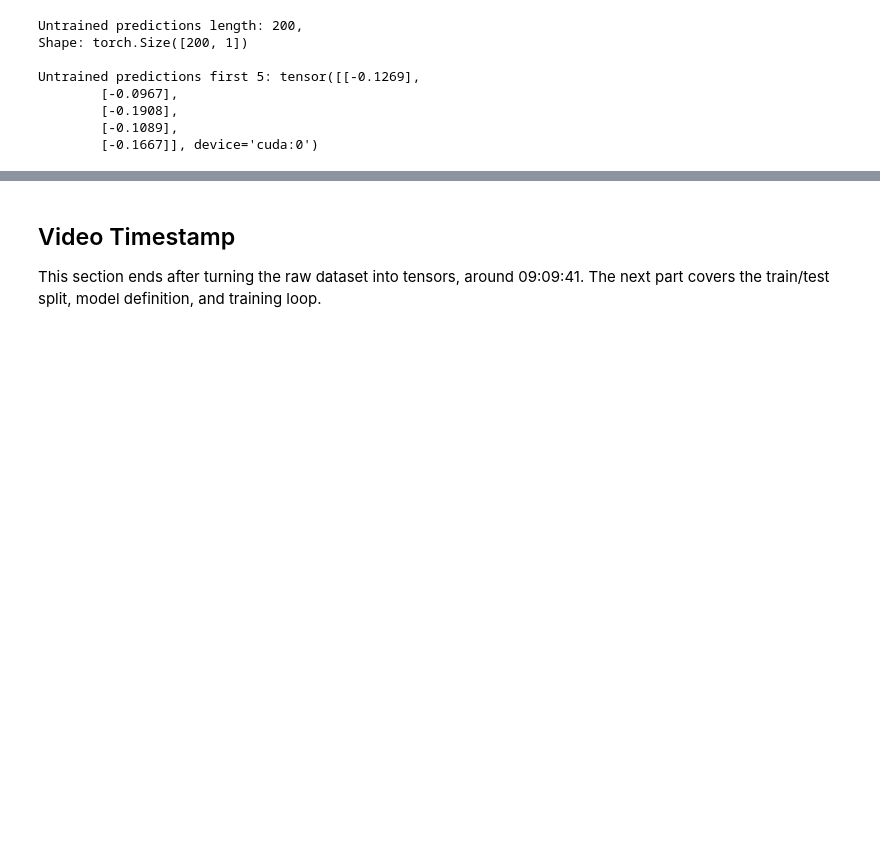
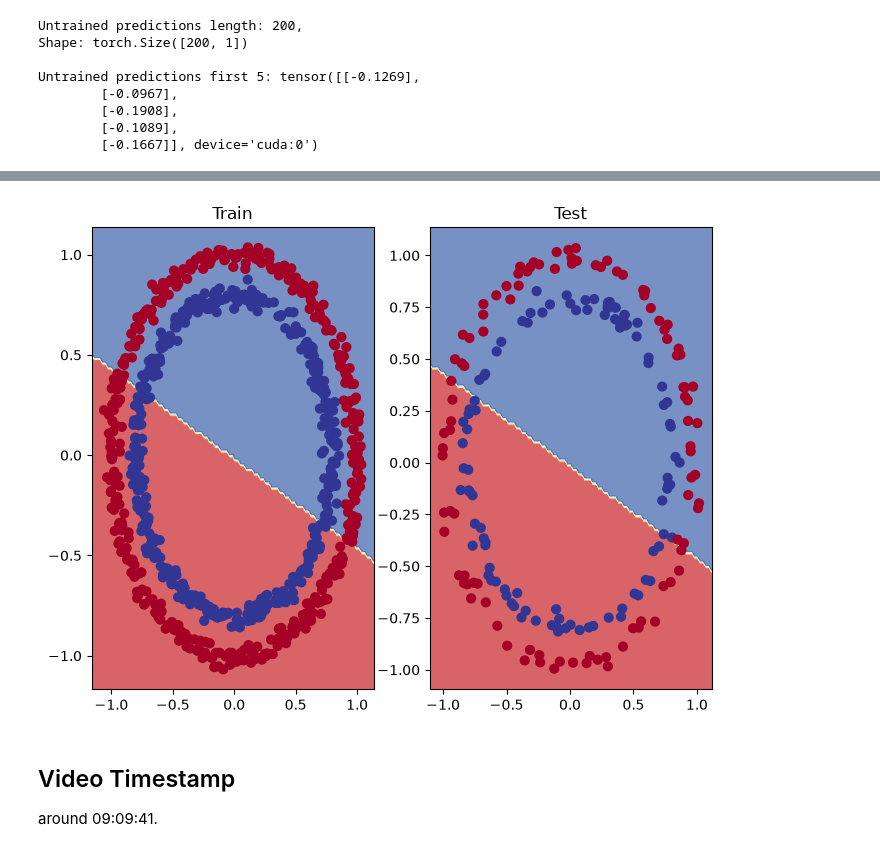
Before and after one commit to LovepreetSinghGhuman/PyTorch_Mastery, a Jupyter notebook: 02_PyTorch_NN_Classification.ipynb, the cells around one changed output, grey strips where cells are left out. Saved outputs shown, nothing was run; the diff lists cells and outputs as text; code cells hidden in the pictures; blank space fills up the shorter version.

Commit message:
Error fix

```diff
--- a/02_PyTorch_NN_Classification.ipynb
+++ b/02_PyTorch_NN_Classification.ipynb
@@ -308,0 +347,33 @@ Test Loss: 0.6959 | Test Accuracy: 47.00%
+# %%
+model_2 = model_2.to(DEVICE) # Move the model to the selected device (CPU or GPU) for training and inference. DONT FORGET !!!!!!!!!!! --> error when trying to train or evaluate the model on a GPU.
+loss_fn = torch.nn.BCEWithLogitsLoss()
+optimizer = torch.optim.SGD(params=model_2.parameters(), lr=0.1)
+
+torch.manual_seed(42)
+torch.cuda.manual_seed(42)
+EPOCHS = 200
+
+X_train_device, y_train_device = X_train.to(DEVICE), y_train.to(DEVICE)
+X_test_device, y_test_device = X_test.to(DEVICE), y_test.to(DEVICE)
+
+for epoch in range(EPOCHS):
+    model_2.train()
+    y_logits = model_2(X_train_device).squeeze()
+    y_pred = torch.round(torch.sigmoid(y_logits))
+    loss = loss_fn(y_logits, y_train_device)
+    acc = accuracy_fn(y_true=y_train_device, y_pred=y_pred)
+
+    optimizer.zero_grad()
+    loss.backward()
+    optimizer.step()
+
+    model_2.eval()
+    with torch.inference_mode():
+        test_logits = model_2(X_test_device).squeeze()
+        test_pred = torch.round(torch.sigmoid(test_logits))
+        test_loss = loss_fn(test_logits, y_test_device)
+        test_acc = accuracy_fn(y_true=y_test_device, y_pred=test_pred)
+
+    if epoch % 10 == 0 or epoch == EPOCHS - 1:
+        print(f"Epoch: {epoch} | Loss: {loss.item():.4f} | Accuracy: {acc:.2f}%")
+        print(f"Test Loss: {test_loss.item():.4f} | Test Accuracy: {test_acc:.2f}%")
@@ -309,4 +398,18 @@ Test Loss: 0.6959 | Test Accuracy: 47.00%
+# %%
+from helper_functions import plot_decision_boundary
+
+
+plt.figure(figsize=(8, 6))
+plt.subplot(1, 2, 1)
+plt.title("Train")
+plot_decision_boundary(model_2, X_train, y_train)
+plt.subplot(1, 2, 2)
+plt.title("Test")
+plot_decision_boundary(model_2, X_test, y_test)
+plt.show()
+# %% [output]
+[figure, added]
 # %% [markdown]
 ## Video Timestamp
 
-This section ends after turning the raw dataset into tensors, around 09:09:41. The next part covers the train/test split, model definition, and training loop.
+around 09:09:41.
```
Also changed, not shown: parts of 12 cells of this notebook.
